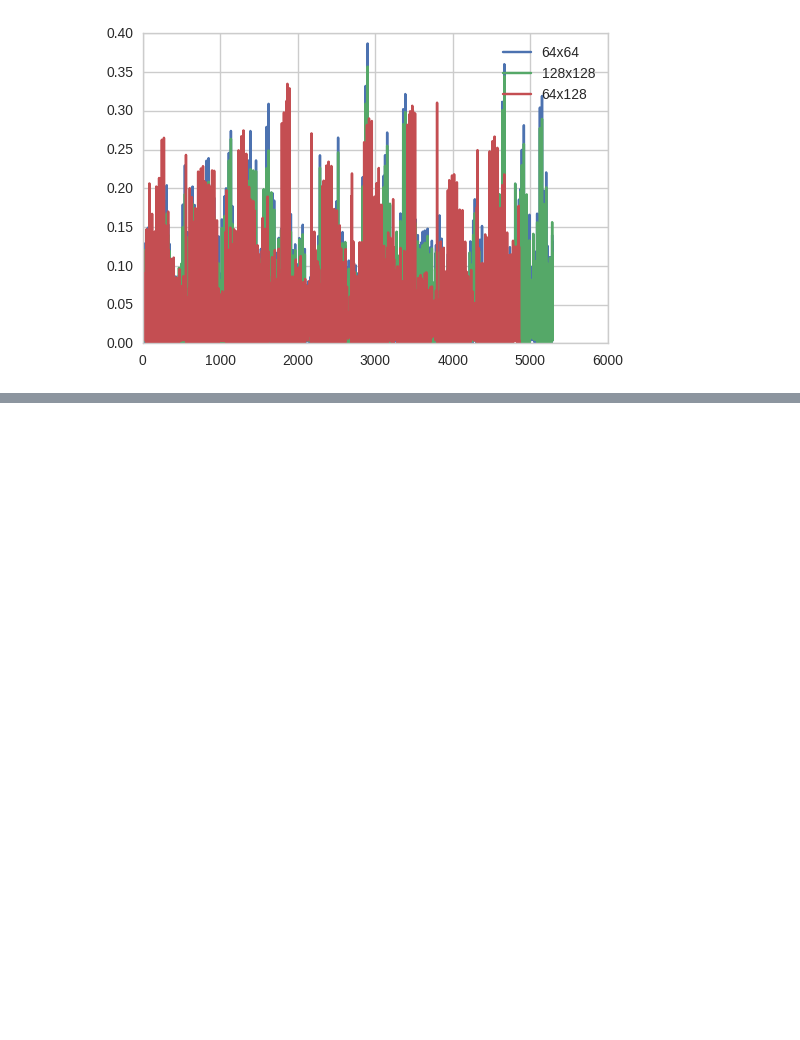
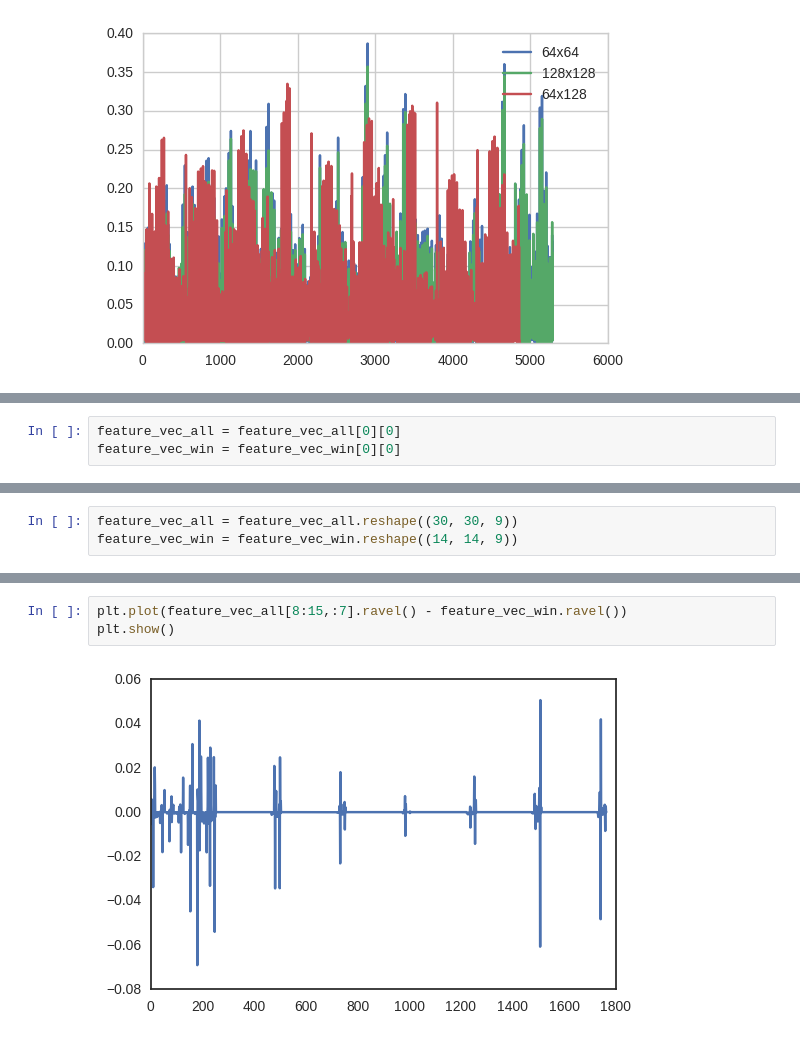
Before and after one commit to pkern90/vehicle-tracking, a Jupyter notebook: Notebooks/HOG experiments.ipynb, the cells around one changed output, grey strips where cells are left out. Cells and saved outputs as stored; diff of their text form; blank space fills up the shorter version.

```diff
--- a/Notebooks/HOG experiments.ipynb
+++ b/Notebooks/HOG experiments.ipynb
@@ -374,0 +219,3 @@ array([[  1.35877058e-01],
+# %%
+feature_vec_all = feature_vec_all[0][0]
+feature_vec_win = feature_vec_win[0][0]
@@ -374,0 +230,3 @@ array([[  1.35877058e-01],
+# %%
+feature_vec_all = feature_vec_all.reshape((30, 30, 9))
+feature_vec_win = feature_vec_win.reshape((14, 14, 9))
@@ -374,0 +241,5 @@ array([[  1.35877058e-01],
+# %%
+plt.plot(feature_vec_all[8:15,:7].ravel() - feature_vec_win.ravel())
+plt.show()
+# %% [output]
+[figure, added]
```
Also changed, not shown: parts of 45 cells of this notebook, 28 other files.
